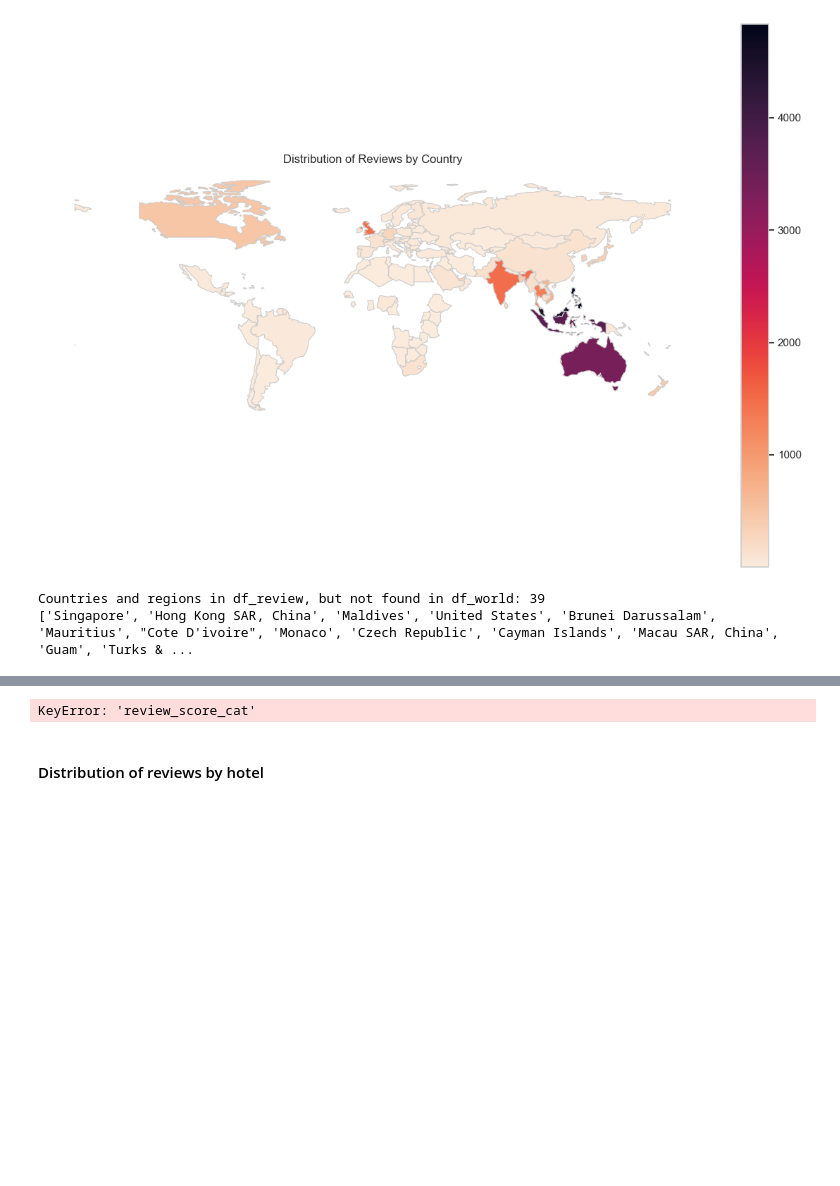
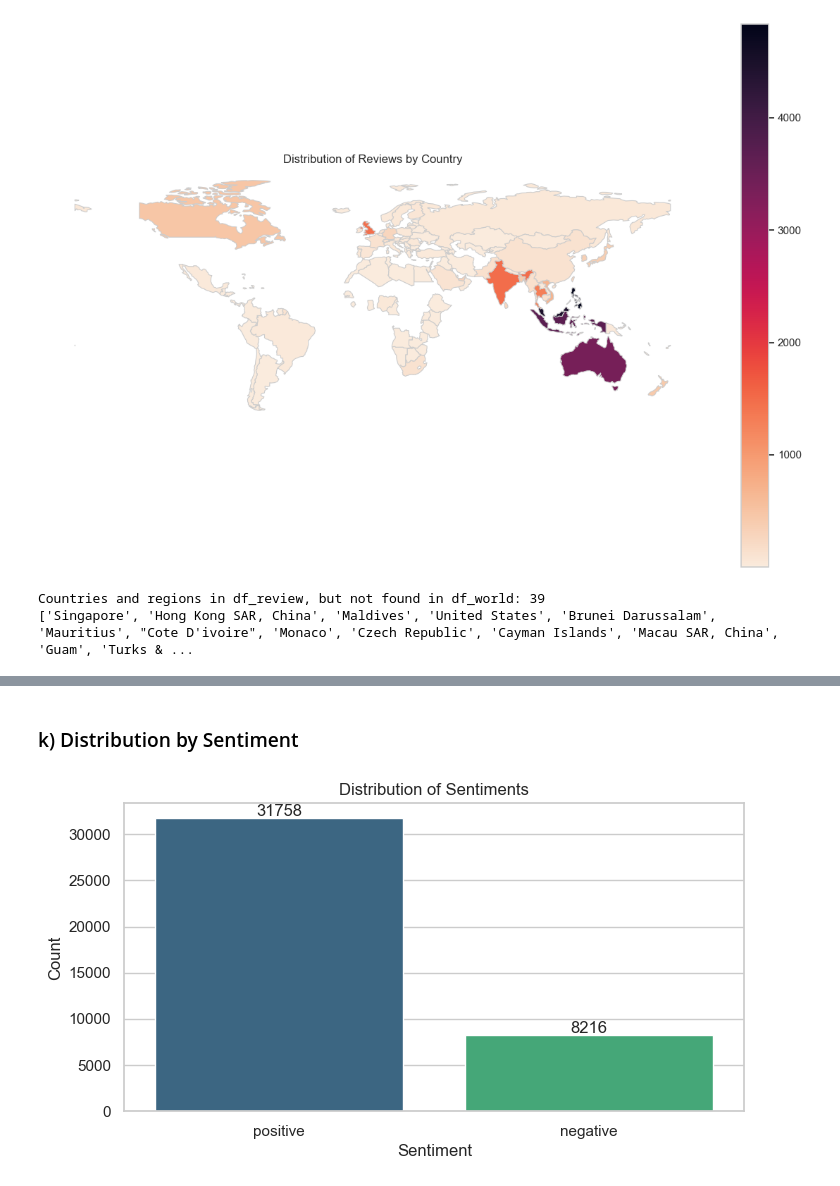
Before and after one commit to DaisioSK/NUS-TIC4902B, a Jupyter notebook: en_hotel_EDA.ipynb, the cells around one changed output, grey strips where cells are left out. Saved outputs shown, nothing was run; the diff lists cells and outputs as text; code cells hidden in the pictures; blank space fills up the shorter version.

```diff
--- a/en_hotel_EDA.ipynb
+++ b/en_hotel_EDA.ipynb
@@ -959,12 +814,0 @@ plt.show()
-# %%
-# Count total number of reviews per hotel by "review_score_cat"
-reviews_by_score_cat = df_review.pivot_table(index="hotel_id", columns="review_score_cat",
-                                              values="review", aggfunc="count", fill_value=0)
-
-# Count total number of reviews per hotel
-reviews_per_hotel = df_review.groupby("hotel_id").size().reset_index(name="total_reviews")
-
-# Merge reviews_by_score_cat into reviews_per_hotel
-reviews_per_hotel = pd.merge(reviews_per_hotel, comments_by_score_cat, how="left", on="hotel_id")
-# %% [output]
-KeyError: 'review_score_cat'
@@ -973,22 +815,17 @@ reviews_per_hotel.head()
-# %% [markdown]
-#### Distribution of reviews by hotel
-# %%
-# Get columns of all sub review categories
-sub_ratings = reviews_per_hotel.iloc[:, -6:]
-
-# Set the color palette
-colors = sns.color_palette("flare", n_colors=len(sub_ratings.columns))
-
-# Plot charts
-fig, axes = plt.subplots(nrows=3, ncols=2, figsize=(12, 10))
-for i, (column, color) in enumerate(zip(sub_ratings.columns, colors)):
-    row, col = i // 2, i % 2
-    sns.histplot(reviews_per_hotel[column], ax=axes[row, col], kde=True, color=color)
-    axes[row, col].set_title(f"Distribution of {column}")
-
-    for p in axes[row, col].patches:
-        axes[row, col].annotate(f"{int(p.get_height())}", (p.get_x() + p.get_width() / 2., p.get_height()),
-                                ha="center", va="center", xytext=(0, 5), textcoords="offset points")
-
-plt.tight_layout()
-plt.show()
+# %% [markdown]
+### k) Distribution by Sentiment
+# %%
+plt.figure(figsize=(8, 4))
+ax = sns.countplot(x="sentiment", data=df_review, palette="viridis")
+
+# Add annotations for bar counts
+for p in ax.patches:
+    ax.annotate(f"{int(p.get_height())}", (p.get_x() + p.get_width() / 2., p.get_height()),
+                ha="center", va="center", xytext=(0, 5), textcoords="offset points")
+
+plt.title("Distribution of Sentiments")
+plt.xlabel("Sentiment")
+plt.ylabel("Count")
+plt.show()
+# %% [output]
+[figure, added]
```
Also changed, not shown: parts of 11 cells of this notebook, 25 other files.
